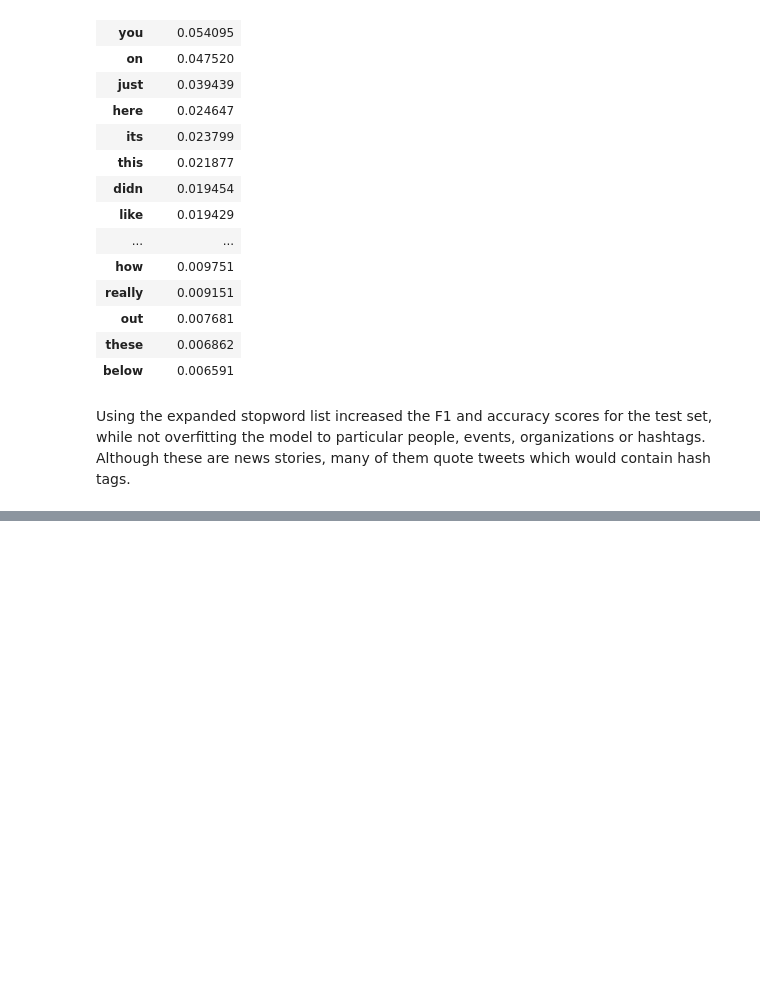
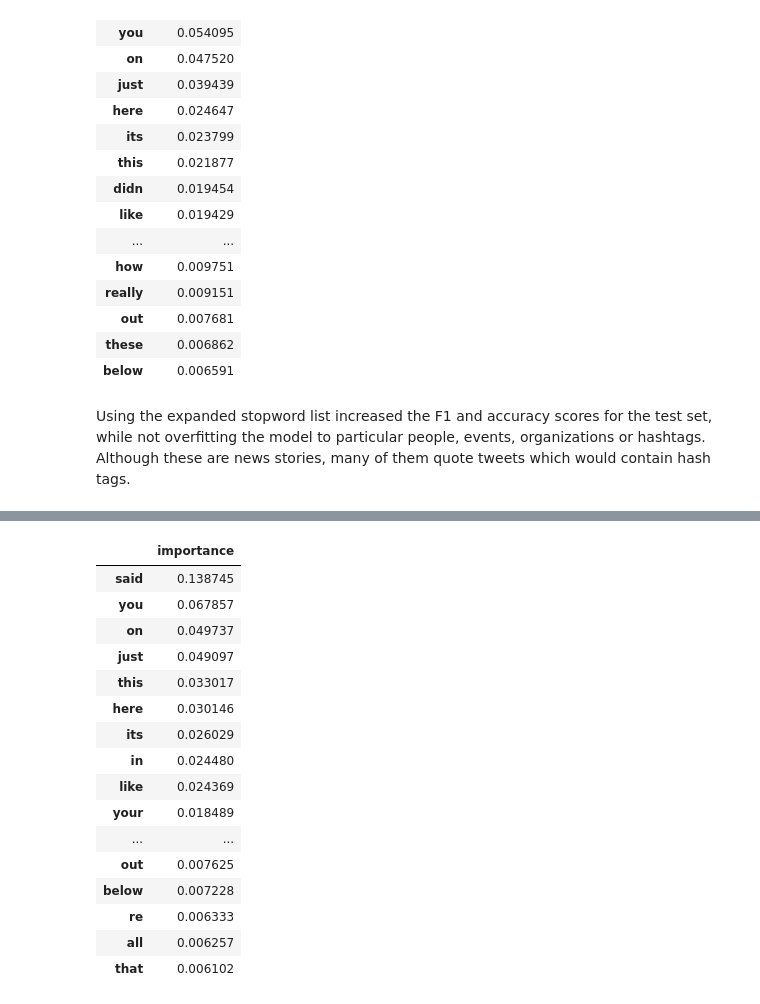
Before and after one commit to merb92/fake-news-classification, a Jupyter notebook: notebooks/rf_bow.ipynb, the cells around one changed output, grey strips where cells are left out. Cells and saved outputs as stored; diff of their text form; code cells hidden in the pictures; blank space fills up the shorter version.

```diff
--- a/notebooks/rf_bow.ipynb
+++ b/notebooks/rf_bow.ipynb
@@ -905,0 +950,24 @@ Using the expanded stopword list increased the F1 and accuracy scores for the te
+# %%
+feat_imp_expanded_sw_no_via = pd.DataFrame(pipe_expanded_sw_no_via['classifier'].feature_importances_,
+                                       index = pipe_expanded_sw_no_via['bow'].get_feature_names(),
+                                       columns = ['importance']).sort_values('importance',
+                                                                             ascending=False)
+feat_imp_expanded_sw_no_via.head(30)
+# %% [output]
+|  | importance |
+| said | 0.138745 |
+| you | 0.067857 |
+| on | 0.049737 |
+| just | 0.049097 |
+| this | 0.033017 |
+| here | 0.030146 |
+| its | 0.026029 |
+| in | 0.024480 |
+| like | 0.024369 |
+| your | 0.018489 |
+| ... | ... |
+| out | 0.007625 |
+| below | 0.007228 |
+| re | 0.006333 |
+| all | 0.006257 |
+| that | 0.006102 |
```
Also changed, not shown: parts of 6 cells of this notebook.
